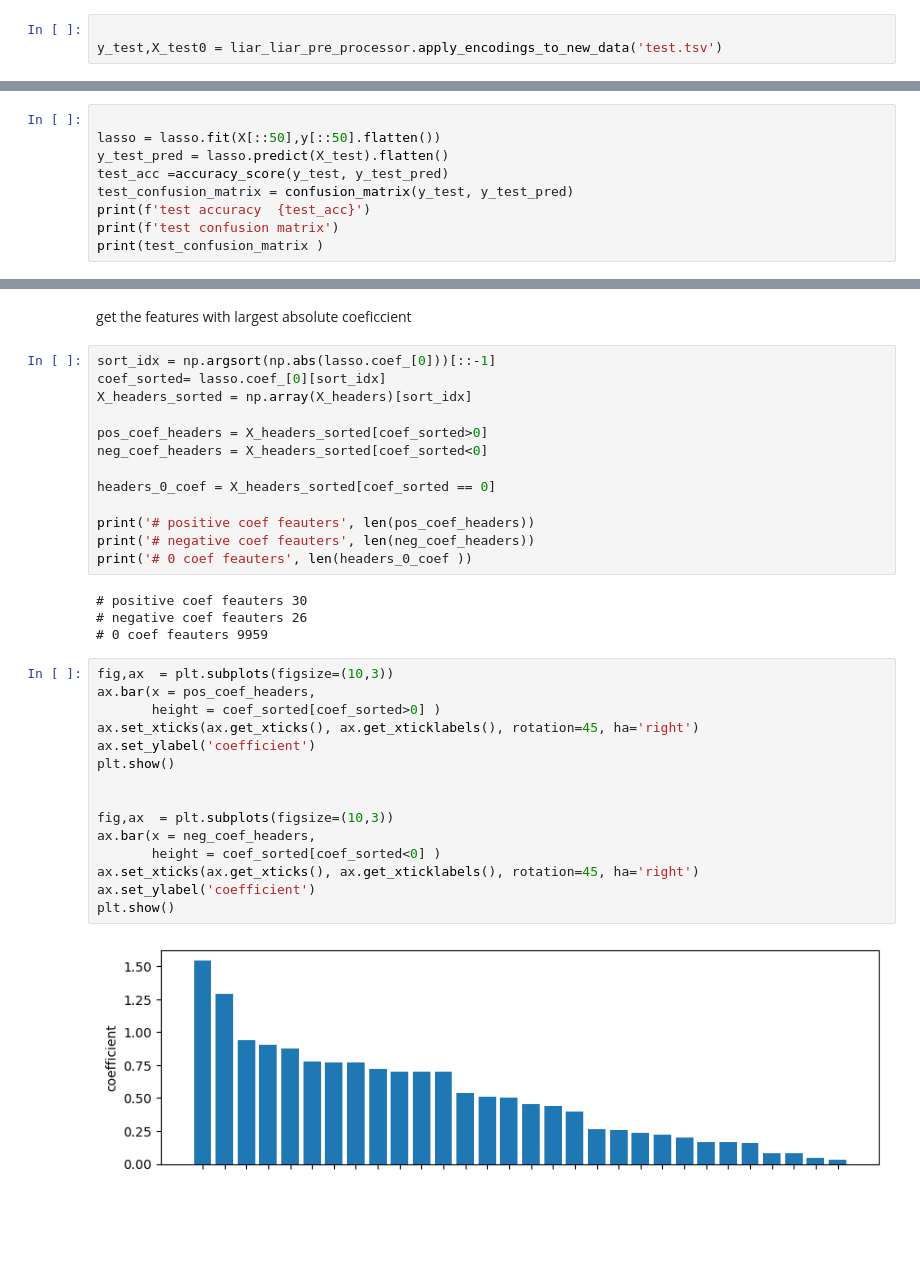
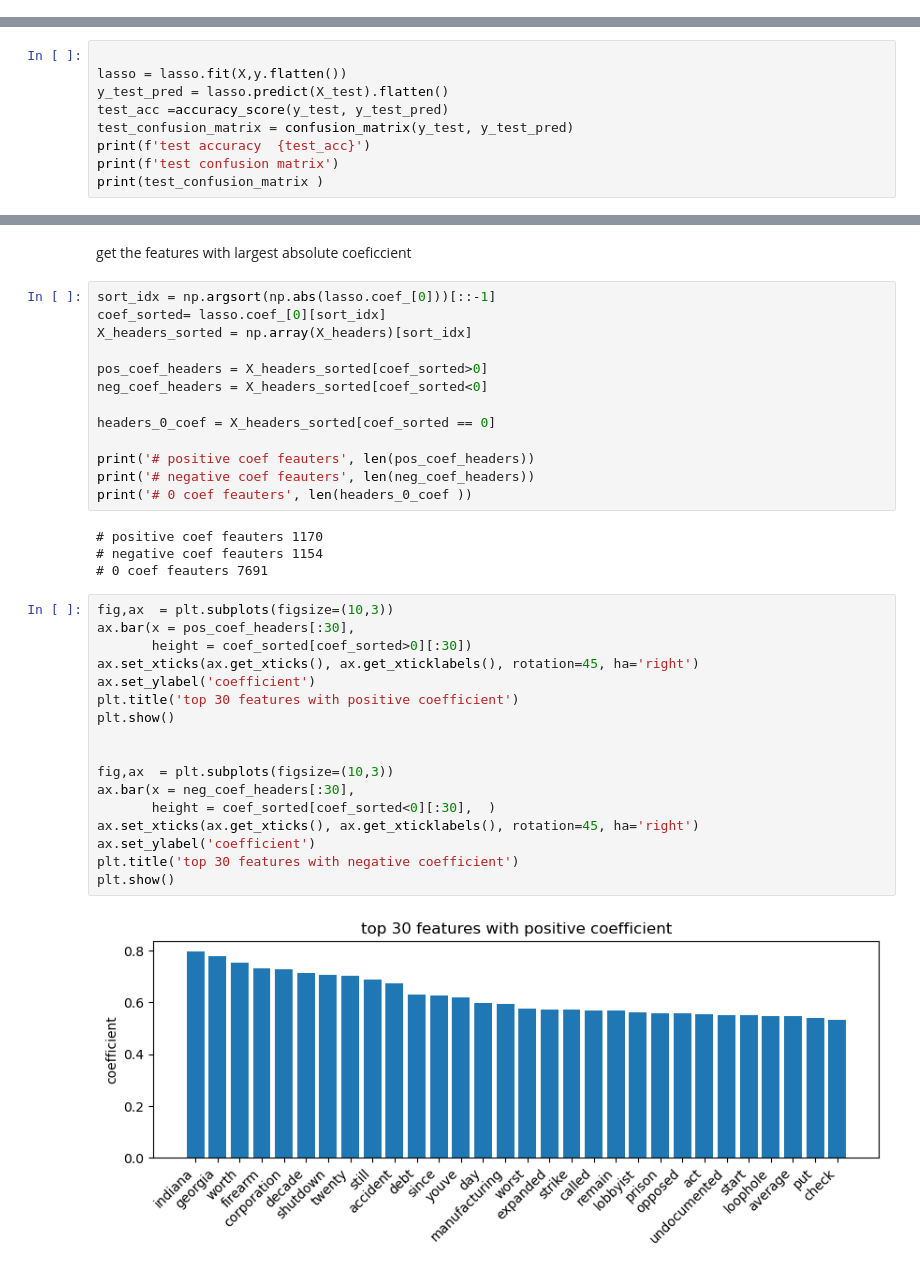
Before and after one commit to gsriddler/sta561project, a Jupyter notebook: modeling_logistic/logisticRegression.ipynb, the cells around one changed output, grey strips where cells are left out. Cells and saved outputs as stored; diff of their text form; blank space fills up the shorter version.

```diff
--- a/modeling_logistic/logisticRegression.ipynb
+++ b/modeling_logistic/logisticRegression.ipynb
@@ -162,9 +162,6 @@ encoder_parameters = [
 liar_liar_pre_processor.configure_encodings(encoder_parameters=encoder_parameters)
 # apply encoding
 y,X0,X_headers0 = liar_liar_pre_processor.get_dataset()
-# %%
-
-y_test,X_test0 = liar_liar_pre_processor.apply_encodings_to_new_data('test.tsv')
 # %% [markdown]
 for each input feature condition, lasso logistic CV
 # %%
@@ -347,7 +359,7 @@ lasso = LogisticRegression(penalty='l1',
                            random_state=123)
 # %%
 
-lasso = lasso.fit(X[::50],y[::50].flatten())
+lasso = lasso.fit(X,y.flatten())
 y_test_pred = lasso.predict(X_test).flatten()
 test_acc =accuracy_score(y_test, y_test_pred)
 test_confusion_matrix = confusion_matrix(y_test, y_test_pred)
@@ -375,23 +387,25 @@ print('# positive coef feauters', len(pos_coef_headers))
 print('# negative coef feauters', len(neg_coef_headers))
 print('# 0 coef feauters', len(headers_0_coef ))
 # %% [output]
-# positive coef feauters 30
-# negative coef feauters 26
-# 0 coef feauters 9959
+# positive coef feauters 1170
+# negative coef feauters 1154
+# 0 coef feauters 7691
 # %%
 fig,ax  = plt.subplots(figsize=(10,3))
-ax.bar(x = pos_coef_headers,
-       height = coef_sorted[coef_sorted>0] )
+ax.bar(x = pos_coef_headers[:30],
+       height = coef_sorted[coef_sorted>0][:30])
 ax.set_xticks(ax.get_xticks(), ax.get_xticklabels(), rotation=45, ha='right')
 ax.set_ylabel('coefficient')
+plt.title('top 30 features with positive coefficient')
 plt.show()
 
 
 fig,ax  = plt.subplots(figsize=(10,3))
-ax.bar(x = neg_coef_headers,
-       height = coef_sorted[coef_sorted<0] )
+ax.bar(x = neg_coef_headers[:30],
+       height = coef_sorted[coef_sorted<0][:30],  )
 ax.set_xticks(ax.get_xticks(), ax.get_xticklabels(), rotation=45, ha='right')
 ax.set_ylabel('coefficient')
+plt.title('top 30 features with negative coefficient')
 plt.show()
 # %% [output]
-[figure, old version]
+[figure, new version]
```
Also changed, not shown: parts of 9 cells of this notebook, 3 other files.
